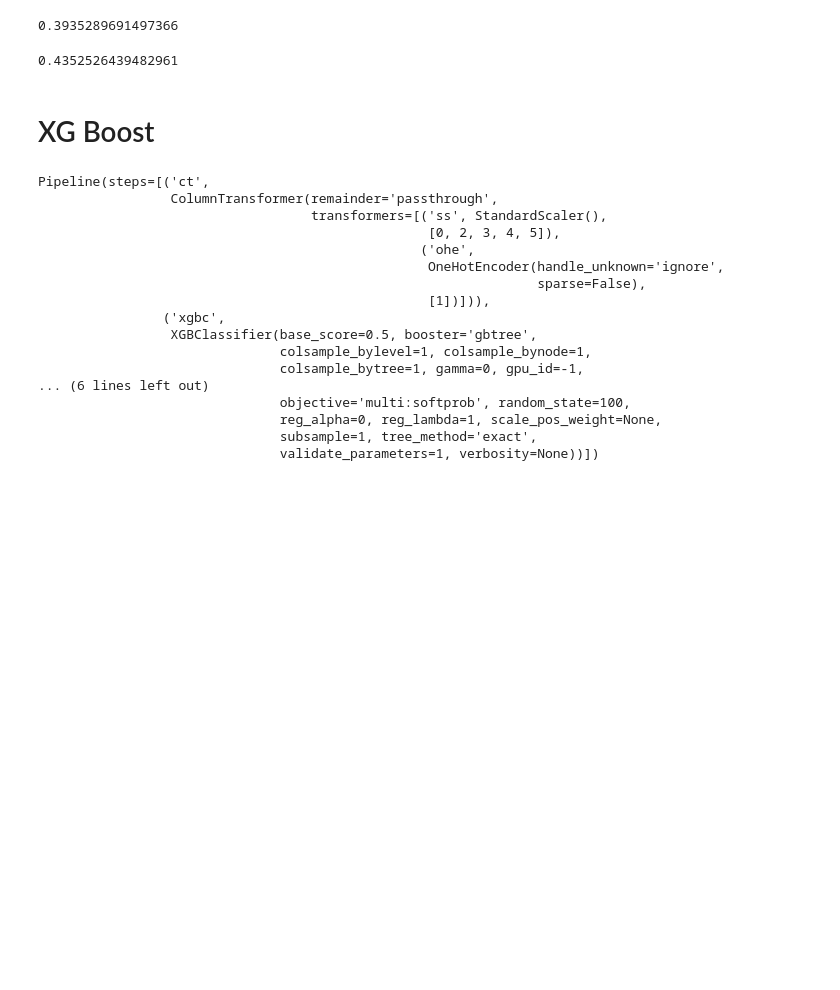
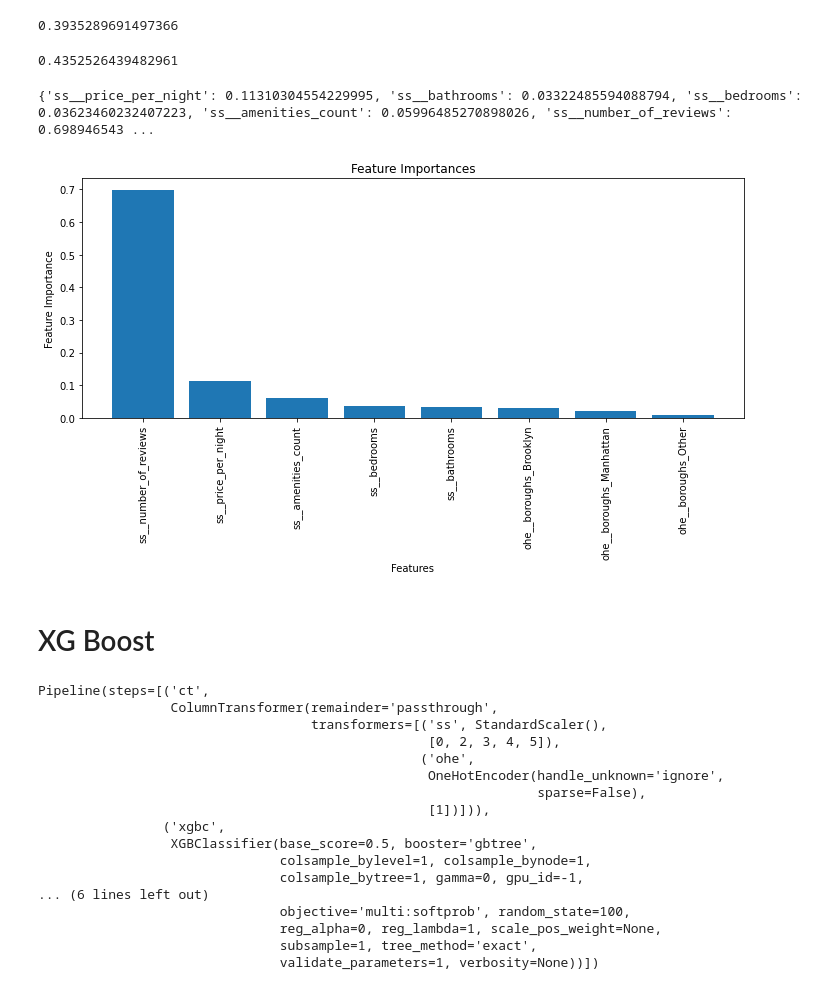
Before and after one commit to schoe4208/Airbnb-NYC-Predictive-Analysis, a Jupyter notebook: airbnb_notebook.ipynb, the cells around one changed output. Drawn from its saved outputs; the diff is of its cells as text; code cells hidden in the pictures; blank space fills up the shorter version.

```diff
--- a/airbnb_notebook.ipynb
+++ b/airbnb_notebook.ipynb
@@ -1512,6 +1576,34 @@ precision_score(y_test, y_pred_best_gbc, labels=[1], average='micro')
 precision_score(y_test, y_pred_best_gbc, labels=[2], average='micro')
 # %% [output]
 0.4352526439482961
+# %%
+#We get a list of feature importance from the best gradient boosting classifier
+
+importance_gbc = best_gbc_model_pipe.named_steps['best_gbc'].feature_importances_
+col_name_gbc = best_gbc_model_pipe.named_steps['ct'].get_feature_names_out()
+
+feature_importances_gbc = dict(zip(col_name_gbc, importance_gbc))
+
+print(feature_importances_gbc)
+# %% [output]
+{'ss__price_per_night': 0.11310304554229995, 'ss__bathrooms': 0.03322485594088794, 'ss__bedrooms': 0.03623460232407223, 'ss__amenities_count': 0.05996485270898026, 'ss__number_of_reviews': 0.698946543 ...
+# %%
+#We display the list of feature importance as a bar chart
+
+sorted_indices_gbc = np.argsort(importance_gbc)[::-1]
+sorted_importance_gbc = importance_gbc[sorted_indices_gbc]
+sorted_col_name_gbc = col_name_gbc[sorted_indices_gbc]
+
+plt.figure(figsize=(10, 6))
+plt.bar(sorted_col_name_gbc, sorted_importance_gbc)
+plt.xticks(rotation=90)
+plt.xlabel('Features')
+plt.ylabel('Feature Importance')
+plt.title('Feature Importances')
+plt.tight_layout()
+plt.show();
+# %% [output]
+[figure, added]
 # %% [markdown]
 # XG Boost
 # %%
```
Also changed, not shown: parts of 21 cells of this notebook.
